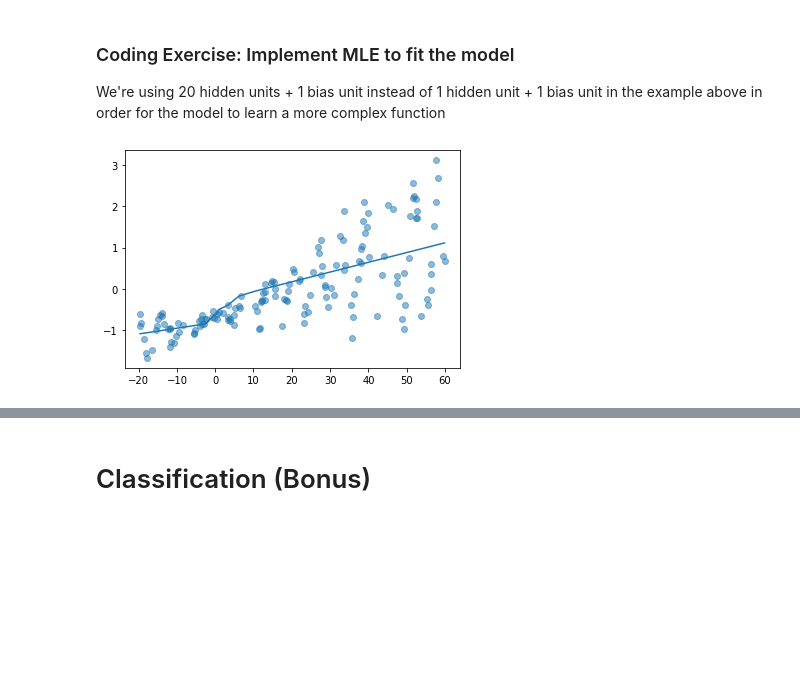
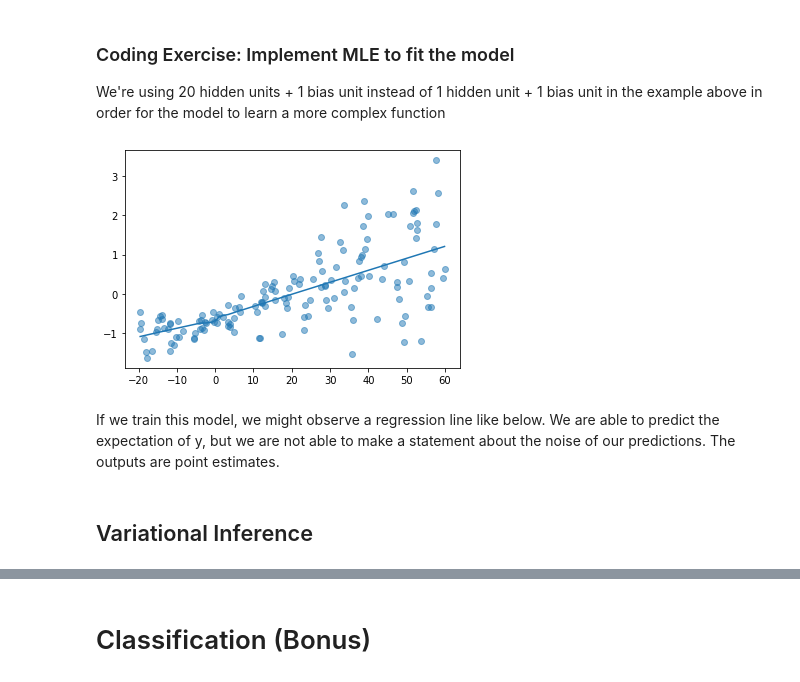
Before and after one commit to YachaySCG/summer_school_2021, a Jupyter notebook: tutorial_day4_bayesian_neural_network.ipynb, the cells around one changed output, grey strips where cells are left out. Cells and saved outputs as stored; diff of their text form; code cells hidden in the pictures; blank space fills up the shorter version.

```diff
--- a/tutorial_day4_bayesian_neural_network.ipynb
+++ b/tutorial_day4_bayesian_neural_network.ipynb
@@ -32,7 +40,7 @@ device = 'cuda' if torch.cuda.is_available() else 'cpu'
 # %% [markdown]
 ## Generate artificial dataset
 # %%
-def load_dataset(n=150):
+def load_dataset_1(n=150):
     '''
     Generate an artificial dataset in which noise dependent on X
     Args:
@@ -40,8 +48,8 @@ def load_dataset(n=150):
     '''
     np.random.seed(43)
 
-    w0 = 0.2
-    b0 = 1
+    w0 = 0.125
+    b0 = 5
     x_range = [-20, 60]
 
     def s(x):
@@ -58,8 +66,8 @@ def load_dataset(n=150):
     y = y[idx]
     return x[:, None], y[:, None]
 
-X, y = load_dataset()
+X, Y = load_dataset_1()
 print('X shape:', X.shape)
-print('y shape:', y.shape)
+print('Y shape:', Y.shape)
 # %% [output]
 X shape: (150, 1)
@@ -115,7 +123,7 @@ From the [GIF](https://towardsdatascience.com/maximum-likelihood-estimation-984a
 We're using 20 hidden units + 1 bias unit instead of 1 hidden unit + 1 bias unit in the example above in order for the model to learn a more complex function
 # %%
 X = torch.tensor(X, dtype=torch.float)
-y = torch.tensor(y, dtype=torch.float)
+Y = torch.tensor(Y, dtype=torch.float)
 
 class MaximumLikelihood(nn.Module):
     def __init__(self):
@@ -135,11 +143,16 @@ optim = torch.optim.Adam(m.parameters(), lr=0.01)
 for epoch in range(epochs):
     optim.zero_grad()
     y_pred = m(X)
-    loss = ((y_pred - y)**2).mean()
+    loss = ((y_pred - Y)**2).mean()
     loss.backward()
     optim.step()
 # %%
-plt.scatter(X, y, alpha=0.5)
+plt.scatter(X, Y, alpha=0.5)
 plt.plot(X.detach().numpy(), m(X).detach().numpy(), alpha=1);
 # %% [output]
-[figure, old version]
+[figure, new version]
+# %% [markdown]
+If we train this model, we might observe a regression line like below. We are able to predict the expectation of y, but we are not able to make a statement about the noise of our predictions. The outputs are point estimates.
+# %% [markdown]
+
+## Variational Inference
```
Also changed, not shown: parts of 43 cells of this notebook.
